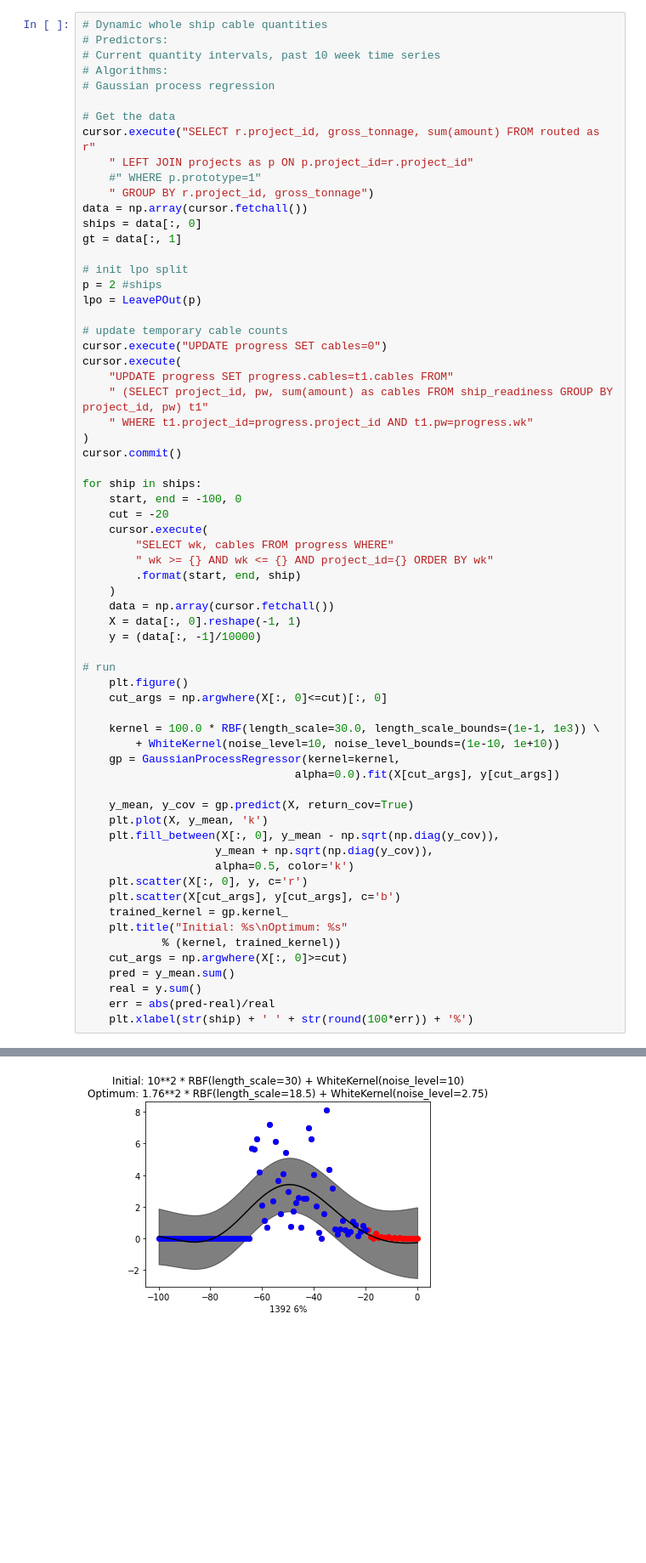
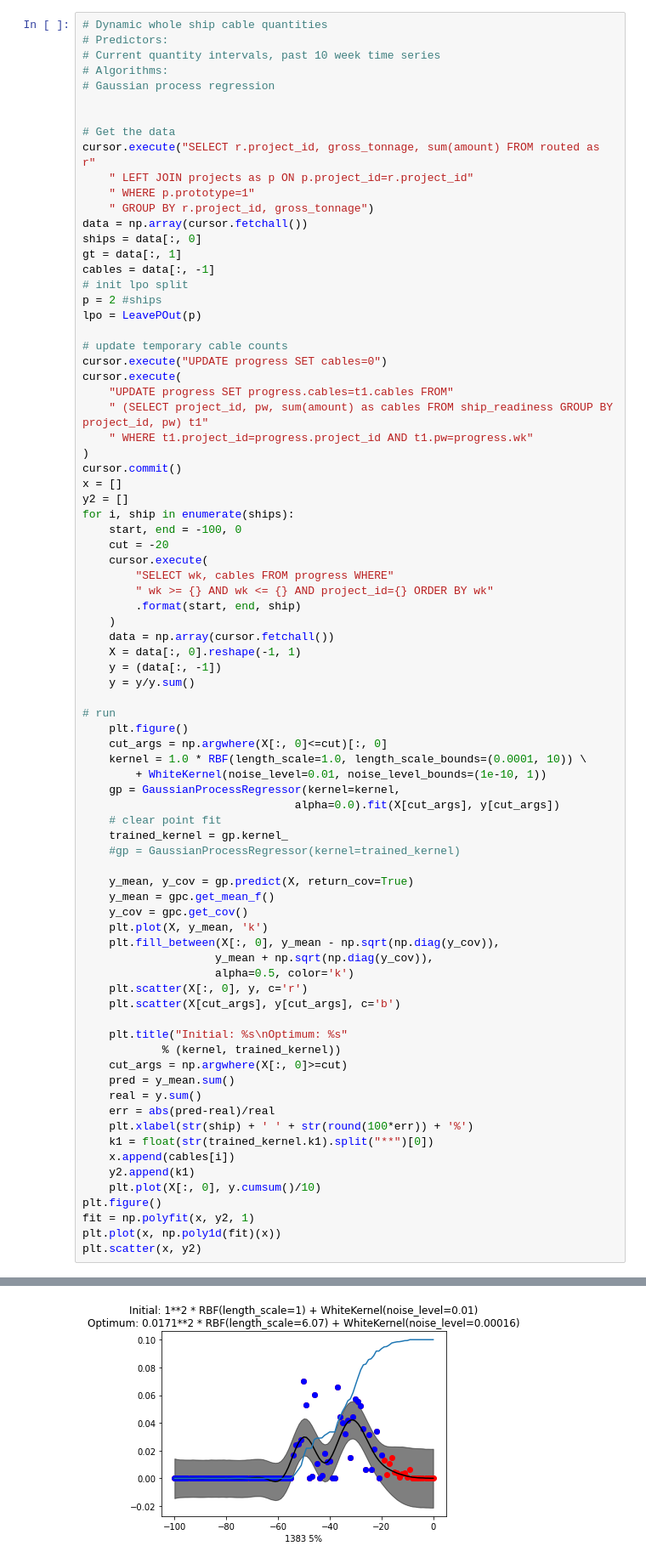
Before and after one commit to Miikkasna/cablepredictions, a Jupyter notebook: gaussian process for dynamic quantity.ipynb, the cells around one changed output, grey strips where cells are left out. Shown at 85% size. Cells and saved outputs as stored; diff of their text form; blank space fills up the shorter version.

Commit message:
gaussian process testing

```diff
--- a/gaussian process for dynamic quantity.ipynb
+++ b/gaussian process for dynamic quantity.ipynb
@@ -44,15 +45,16 @@ Database connection ok
 # Algorithms:
 # Gaussian process regression
 
+
 # Get the data
 cursor.execute("SELECT r.project_id, gross_tonnage, sum(amount) FROM routed as r"
     " LEFT JOIN projects as p ON p.project_id=r.project_id"
-    #" WHERE p.prototype=1"
+    " WHERE p.prototype=1"
     " GROUP BY r.project_id, gross_tonnage")
 data = np.array(cursor.fetchall())
 ships = data[:, 0]
 gt = data[:, 1]
-
+cables = data[:, -1]
 # init lpo split
 p = 2 #ships
 lpo = LeavePOut(p)
@@ -65,8 +67,9 @@ cursor.execute(
     " WHERE t1.project_id=progress.project_id AND t1.pw=progress.wk"
 )
 cursor.commit()
-
-for ship in ships:
+x = []
+y2 = []
+for i, ship in enumerate(ships):
     start, end = -100, 0
     cut = -20
     cursor.execute(
@@ -76,25 +79,30 @@ for ship in ships:
     )
     data = np.array(cursor.fetchall())
     X = data[:, 0].reshape(-1, 1)
-    y = (data[:, -1]/10000)
+    y = (data[:, -1])
+    y = y/y.sum()
 
 # run
     plt.figure()
     cut_args = np.argwhere(X[:, 0]<=cut)[:, 0]
-
-    kernel = 100.0 * RBF(length_scale=30.0, length_scale_bounds=(1e-1, 1e3)) \
-        + WhiteKernel(noise_level=10, noise_level_bounds=(1e-10, 1e+10))
+    kernel = 1.0 * RBF(length_scale=1.0, length_scale_bounds=(0.0001, 10)) \
+        + WhiteKernel(noise_level=0.01, noise_level_bounds=(1e-10, 1))
     gp = GaussianProcessRegressor(kernel=kernel,
                                 alpha=0.0).fit(X[cut_args], y[cut_args])
+    # clear point fit
+    trained_kernel = gp.kernel_
+    #gp = GaussianProcessRegressor(kernel=trained_kernel)
 
     y_mean, y_cov = gp.predict(X, return_cov=True)
+    y_mean = gpc.get_mean_f()
+    y_cov = gpc.get_cov()
     plt.plot(X, y_mean, 'k')
     plt.fill_between(X[:, 0], y_mean - np.sqrt(np.diag(y_cov)),
                     y_mean + np.sqrt(np.diag(y_cov)),
                     alpha=0.5, color='k')
     plt.scatter(X[:, 0], y, c='r')
     plt.scatter(X[cut_args], y[cut_args], c='b')
-    trained_kernel = gp.kernel_
+
     plt.title("Initial: %s\nOptimum: %s"
             % (kernel, trained_kernel))
     cut_args = np.argwhere(X[:, 0]>=cut)
@@ -102,4 +110,12 @@ for ship in ships:
     real = y.sum()
     err = abs(pred-real)/real
     plt.xlabel(str(ship) + ' ' + str(round(100*err)) + '%')
+    k1 = float(str(trained_kernel.k1).split("**")[0])
+    x.append(cables[i])
+    y2.append(k1)
+    plt.plot(X[:, 0], y.cumsum()/10)
+plt.figure()
+fit = np.polyfit(x, y2, 1)
+plt.plot(x, np.poly1d(fit)(x))
+plt.scatter(x, y2)
 # %% [output]
@@ -106 +141 @@ for ship in ships:
-[figure, old version]
+[figure, new version]
```
Also changed, not shown: parts of 3 cells of this notebook, 2 other files.
